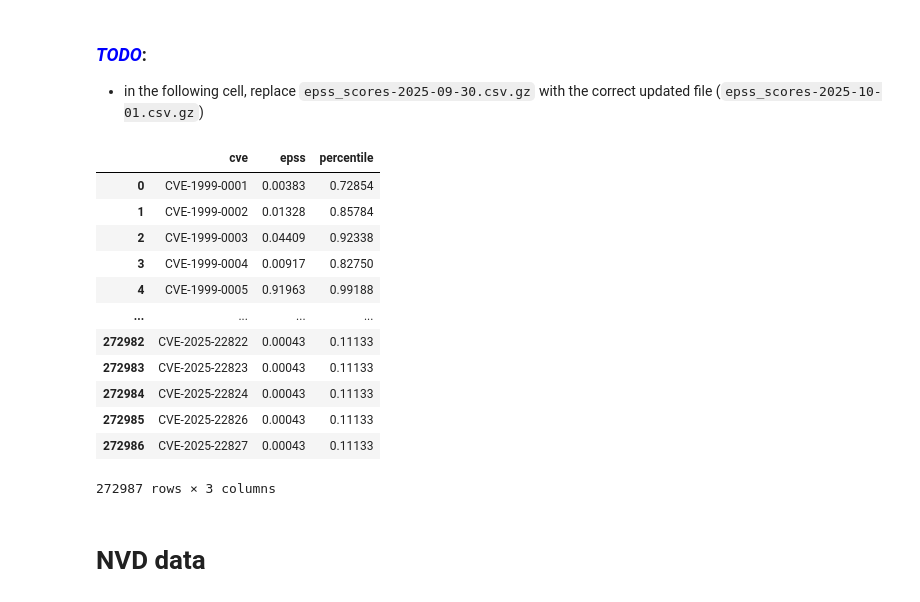
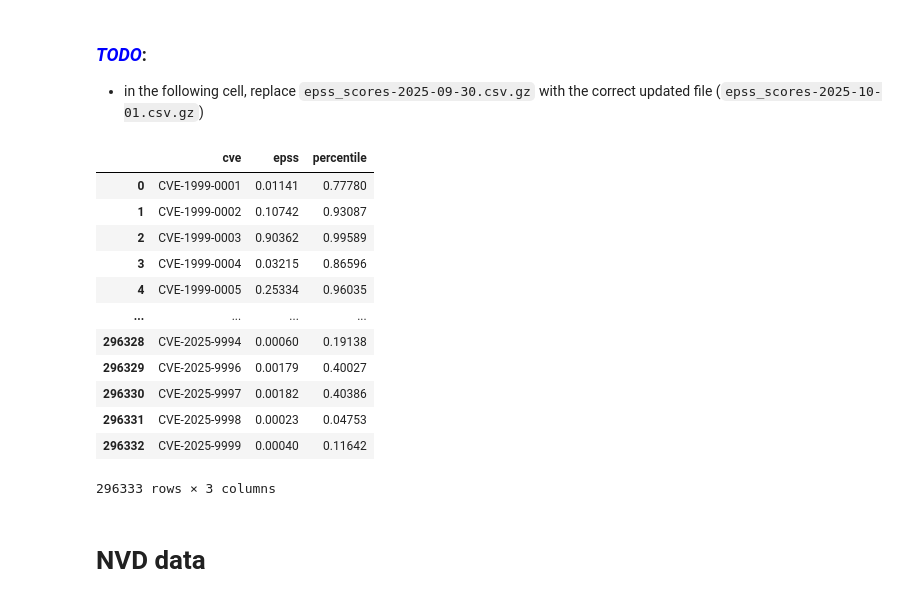
Before and after one commit to PasqualiniGabriele/505MI-LAB, a Jupyter notebook: 01_EPSS/LAB_EPSS.ipynb, the cells around one changed output. Saved outputs shown, nothing was run; the diff lists cells and outputs as text; code cells hidden in the pictures.

```diff
--- a/01_EPSS/LAB_EPSS.ipynb
+++ b/01_EPSS/LAB_EPSS.ipynb
@@ -21,22 +21,22 @@ Download the EPSS data from https://www.first.org/epss/data_stats into `data` fo
 ### <font color='blue'><b><i>TODO</i></b></font>:
 - in the following cell, replace `epss_scores-2025-09-30.csv.gz` with the correct updated file (`epss_scores-2025-10-01.csv.gz`)
 # %%
-epss_current = pd.read_csv(os.path.join(data_path, 'epss_scores-2025-01-10.csv.gz'), compression='gzip', header=1)
+epss_current = pd.read_csv(os.path.join(data_path, 'epss_scores-2025-10-01.csv.gz'), compression='gzip', header=1)
 epss_current # a Python statement with a variable name at the end of a cell will display its contents below
 # %% [output]
 |  | cve | epss | percentile |
-| 0 | CVE-1999-0001 | 0.00383 | 0.72854 |
-| 1 | CVE-1999-0002 | 0.01328 | 0.85784 |
-| 2 | CVE-1999-0003 | 0.04409 | 0.92338 |
-| 3 | CVE-1999-0004 | 0.00917 | 0.82750 |
-| 4 | CVE-1999-0005 | 0.91963 | 0.99188 |
+| 0 | CVE-1999-0001 | 0.01141 | 0.77780 |
+| 1 | CVE-1999-0002 | 0.10742 | 0.93087 |
+| 2 | CVE-1999-0003 | 0.90362 | 0.99589 |
+| 3 | CVE-1999-0004 | 0.03215 | 0.86596 |
+| 4 | CVE-1999-0005 | 0.25334 | 0.96035 |
 | ... | ... | ... | ... |
-| 272982 | CVE-2025-22822 | 0.00043 | 0.11133 |
-| 272983 | CVE-2025-22823 | 0.00043 | 0.11133 |
-| 272984 | CVE-2025-22824 | 0.00043 | 0.11133 |
-| 272985 | CVE-2025-22826 | 0.00043 | 0.11133 |
-| 272986 | CVE-2025-22827 | 0.00043 | 0.11133 |
+| 296328 | CVE-2025-9994 | 0.00060 | 0.19138 |
+| 296329 | CVE-2025-9996 | 0.00179 | 0.40027 |
+| 296330 | CVE-2025-9997 | 0.00182 | 0.40386 |
+| 296331 | CVE-2025-9998 | 0.00023 | 0.04753 |
+| 296332 | CVE-2025-9999 | 0.00040 | 0.11642 |
-272987 rows × 3 columns
+296333 rows × 3 columns
 # %% [markdown]
 # NVD data
 # %%
```
Also changed, not shown: parts of 13 cells of this notebook.
